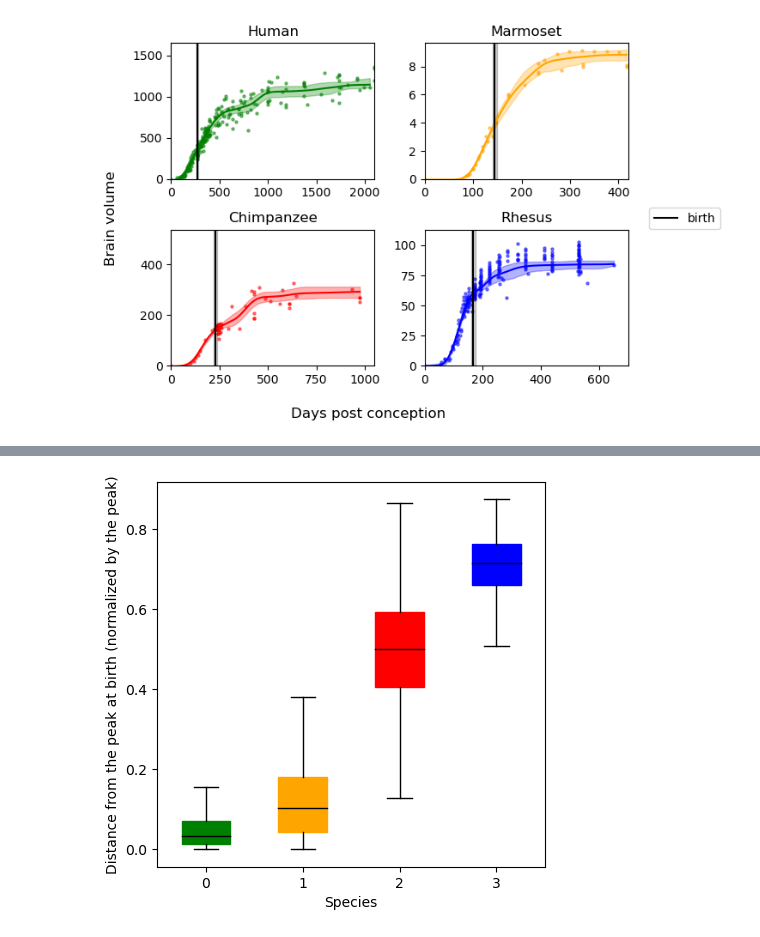
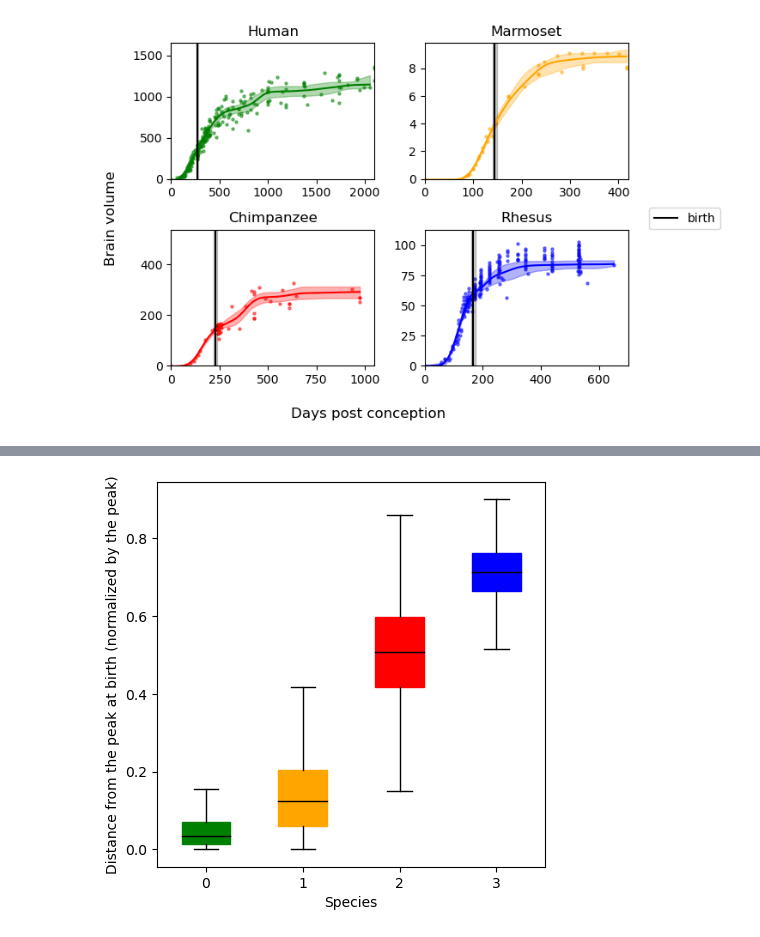
Before and after one commit to biagzi/altricial_brain_vocal_learning, a Jupyter notebook: code/Bootstrap_absolute_values.ipynb, the cells around one changed output, grey strips where cells are left out. Drawn from its saved outputs; the diff is of its cells as text; code cells hidden in the pictures.

```diff
--- a/code/Bootstrap_absolute_values.ipynb
+++ b/code/Bootstrap_absolute_values.ipynb
@@ -29,5 +29,17 @@ pd.options.display.max_rows = None
 
 species_color = {'Marmoset': "orange",'Human': "green",'Rhesus': "blue",'Chimpanzee': "red", 'Capuchin': "brown","Gorilla": "pink"}
 
+adult_sizes_df = pd.read_excel("/Users/rb4174/Library/CloudStorage/OneDrive-PrincetonUniversity/Projects/brain_dev_primates/data/adult_primates_brain_volumes.xlsx",
+                               sheet_name="from_ref") # "from_ref", from_my_data
+adult_sizes_df = adult_sizes_df.replace("chimpanzee", "Chimpanzee")
+adult_sizes_df = adult_sizes_df.replace("human", "Human")
+adult_sizes_df = adult_sizes_df.replace("marmoset", "Marmoset")
+adult_sizes_df = adult_sizes_df.replace("rhesus", "Rhesus")
+
+adult_sizes = {}
+for specie in adult_sizes_df["species"].unique():
+    adult_sizes[specie] = np.mean(adult_sizes_df[(adult_sizes_df.species == specie)]["total_cm3"])
+
+
 PYTHON_PATH = "/Users/rb4174/Library/CloudStorage/OneDrive-PrincetonUniversity/Projects/brain_dev_primates/altricial_brain_vocal_learning"
 # %%
@@ -351,7 +400,7 @@ fig, ax = plt.subplots(figsize = (5,5))
 for species in species_list:
     derivatives_dataset_species = derivatives_dataset[(derivatives_dataset.Species == species)]
     all_distances_from_the_peak = []
-    for each_derivative in derivatives_dataset_species["derivatives_peak_at_birth"].values[0]:
+    for each_derivative in derivatives_dataset_species["norm_y_distance_from_peak_at_birth"].values[0]:
         all_distances_from_the_peak.extend(each_derivative)
 
     #plot as boxplots, each species in a different position in the x axis:
@@ -426,6 +484,7 @@ for species in species_list:
     sensitivity_df_species = sensitivity_df[(sensitivity_df.Species == species)
                                         #& (sensitivity_df.r2_score > r2_species[species])
                                         #& (sensitivity_df.wiggliness < max_growth_wiggliness_species[species])
+                                        & (sensitivity_df.x_distance_from_peak > 0)
                                         & (sensitivity_df.derivative_wiggliness < max_derivative_wiggliness_species[species])
                                         ]
     sensitivity_df_filterd = pd.concat([sensitivity_df_filterd,sensitivity_df_species])
@@ -577,15 +636,15 @@ plt.show()
 # %%
 fig, ax = plt.subplots(figsize = (5,5))
 for species in species_list:
     derivatives_dataset_species = derivatives_dataset_filtered[(derivatives_dataset_filtered.Species == species)]
     all_distances_from_the_peak = []
-    for each_derivative in derivatives_dataset_species["derivatives_peak_at_birth"].values[0]:
+    for each_derivative in derivatives_dataset_species["norm_y_distance_from_peak_at_birth"].values[0]:
         all_distances_from_the_peak.extend(each_derivative)
 
     #plot as boxplots, each species in a different position in the x axis:
     ax.boxplot(x = all_distances_from_the_peak, positions= [species_list.index(species)], widths=0.5, showfliers=False,patch_artist=True, boxprops=dict(facecolor=species_color[species], color=species_color[species]), medianprops=dict(color="black"),whiskerprops=dict(color="black"))
 ax.set_xlabel("Species")
 ax.set_ylabel("Distance from the peak at birth (normalized by the peak)")
 fig.savefig("{0}/figs/SuppM_boxplots.pdf".format(PYTHON_PATH),dpi = 300)
 # %% [output]
-[figure, old version]
+[figure, new version]
```
Also changed, not shown: parts of 16 cells of this notebook.
